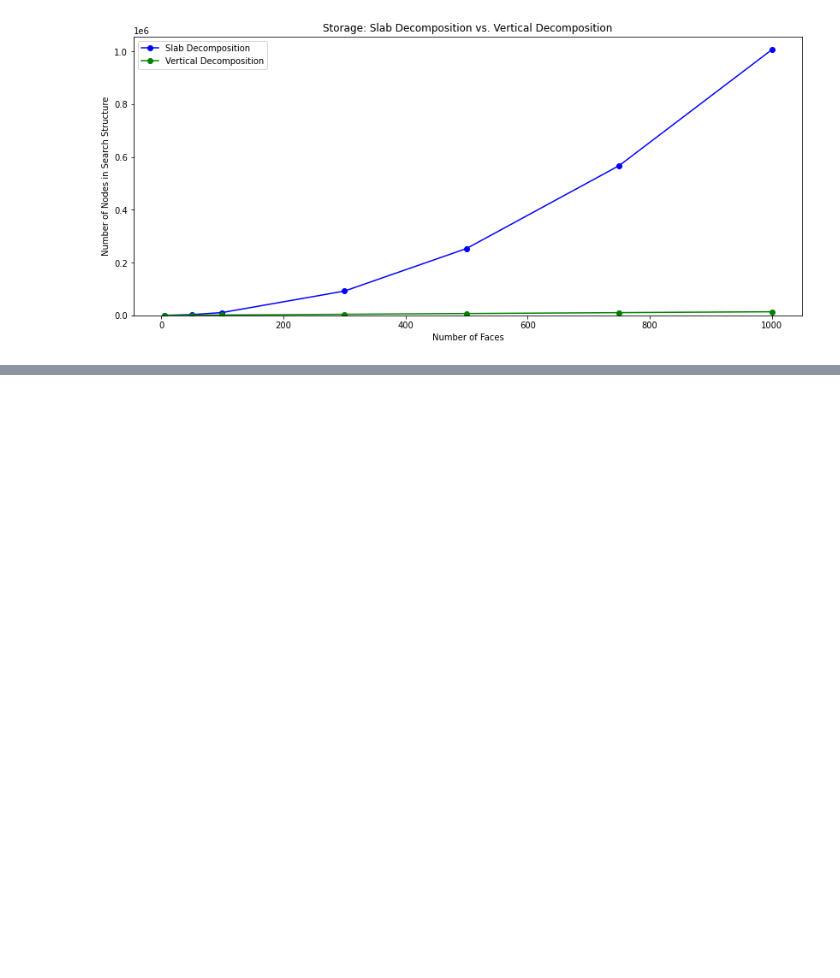
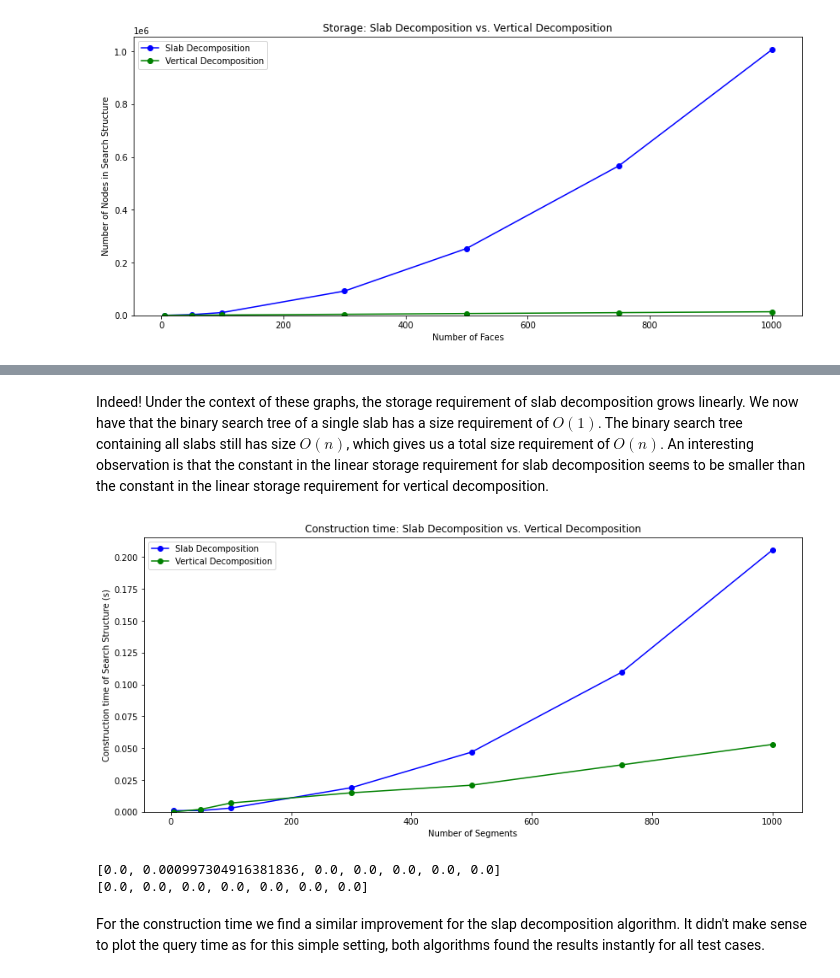
Before and after one commit to t1jsh111/2IMA15, a Jupyter notebook: notebook.ipynb, the cells around one changed output, grey strips where cells are left out. Cells and saved outputs as stored; diff of their text form; code cells hidden in the pictures; blank space fills up the shorter version.

```diff
--- a/notebook.ipynb
+++ b/notebook.ipynb
@@ -751,0 +910,34 @@ In the first graph of Slab Decomposition we observe a quadratic curve. This in l
+# %% [markdown]
+Indeed! Under the context of these graphs, the storage requirement of slab decomposition grows linearly. We now have that the binary search tree of a single slab has a size requirement of $O(1)$. The binary search tree containing all slabs still has size $O(n)$, which gives us a total size requirement of $O(n)$. An interesting observation is that the constant in the linear storage requirement for slab decomposition seems to be smaller than the constant in the linear storage requirement for vertical decomposition.
+# %%
+import matplotlib.pyplot as plt
+
+x1 = test_cases
+y1 = slab_decomposition_construction_time
+
+x2 = test_cases
+y2 = vertical_decomposition_construction_time
+
+plt.plot(x1, y1, 'b', label = "Slab Decomposition", marker='o')
+plt.plot(x2, y2, 'g',  label = "Vertical Decomposition", marker='o')
+plt.xlabel('Number of Segments')
+plt.ylabel('Construction time of Search Structure (s)')
+plt.title('Construction time: Slab Decomposition vs. Vertical Decomposition')
+plt.legend()
+plt.ylim(ymin=0)
+
+#
+plt.show()
+# %% [output]
+[figure, added]
+# %%
+import matplotlib.pyplot as plt
+import matplotlib.dates as mdates
+
+print(slab_decomposition_query_time)
+print(vertical_decomposition_query_time)
+# %% [output]
+[0.0, 0.000997304916381836, 0.0, 0.0, 0.0, 0.0, 0.0]
+[0.0, 0.0, 0.0, 0.0, 0.0, 0.0, 0.0]
+# %% [markdown]
+For the construction time we find a similar improvement for the slap decomposition algorithm. It didn't make sense to plot the query time as for this simple setting, both algorithms found the results instantly for all test cases.
```
Also changed, not shown: parts of 13 cells of this notebook, 1 other file.
